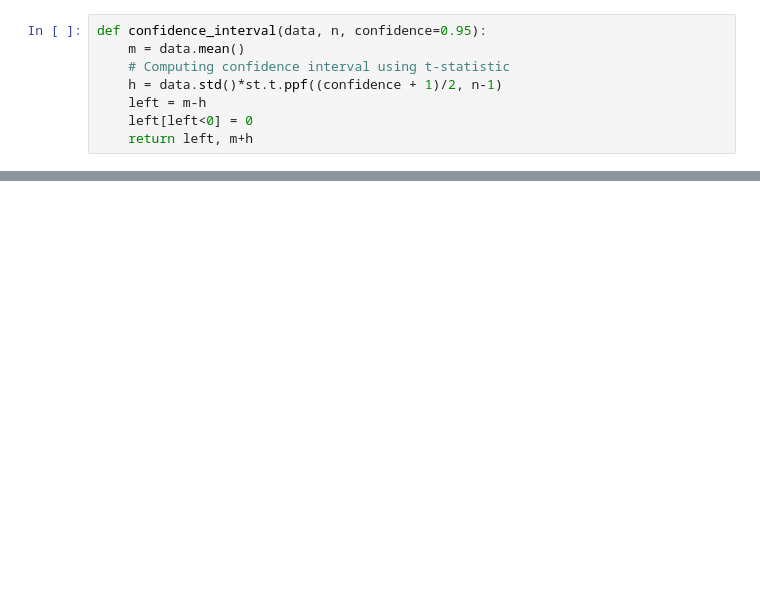
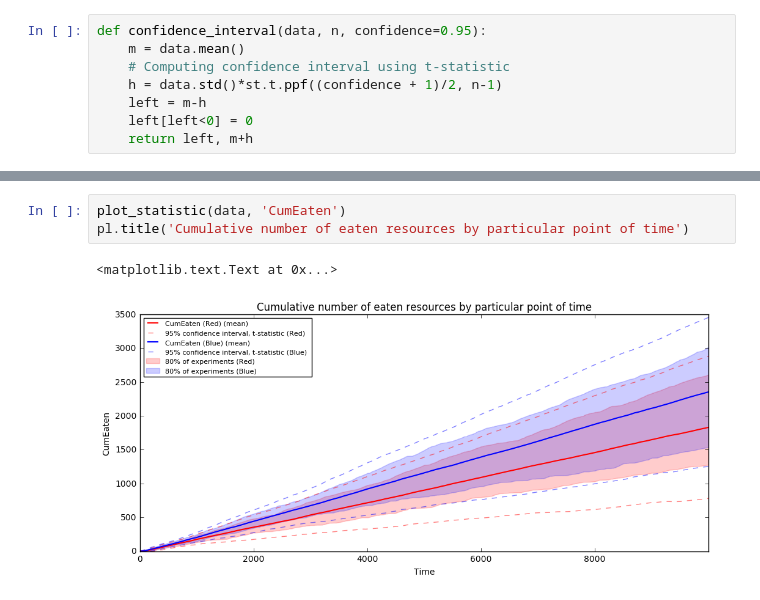
Before and after one commit to shayakhmetov/multiagent_simulation, a Jupyter notebook: graphs.ipynb, the cells around one changed output, grey strips where cells are left out. Cells and saved outputs as stored; diff of their text form; blank space fills up the shorter version.

```diff
--- a/graphs.ipynb
+++ b/graphs.ipynb
@@ -62,0 +57,6 @@ plot_statistic(data, 'CumDeaths')
+# %%
+plot_statistic(data, 'CumEaten')
+pl.title('Cumulative number of eaten resources by particular point of time')
+# %% [output]
+<matplotlib.text.Text at 0x...>
+[figure, added]
```
Also changed, not shown: parts of 9 cells of this notebook, 2 other files.
